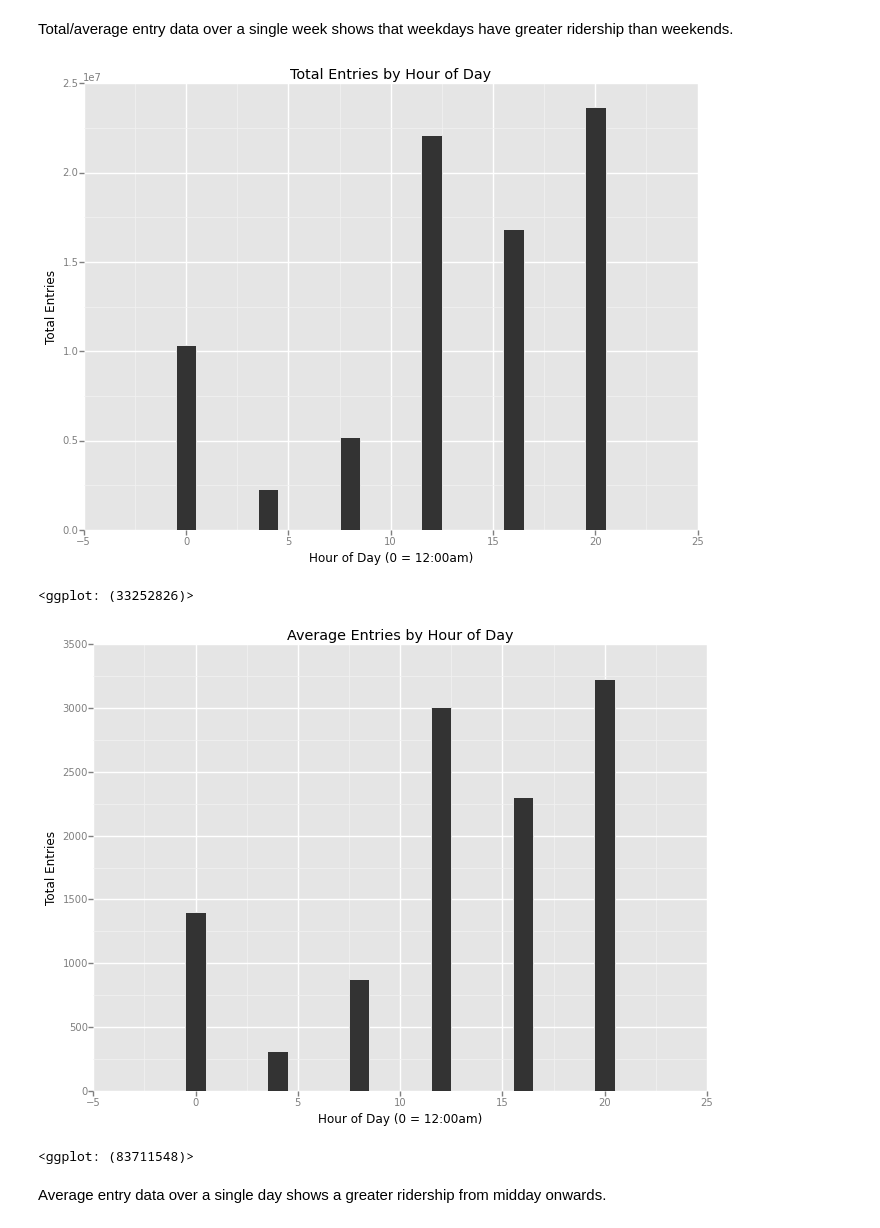
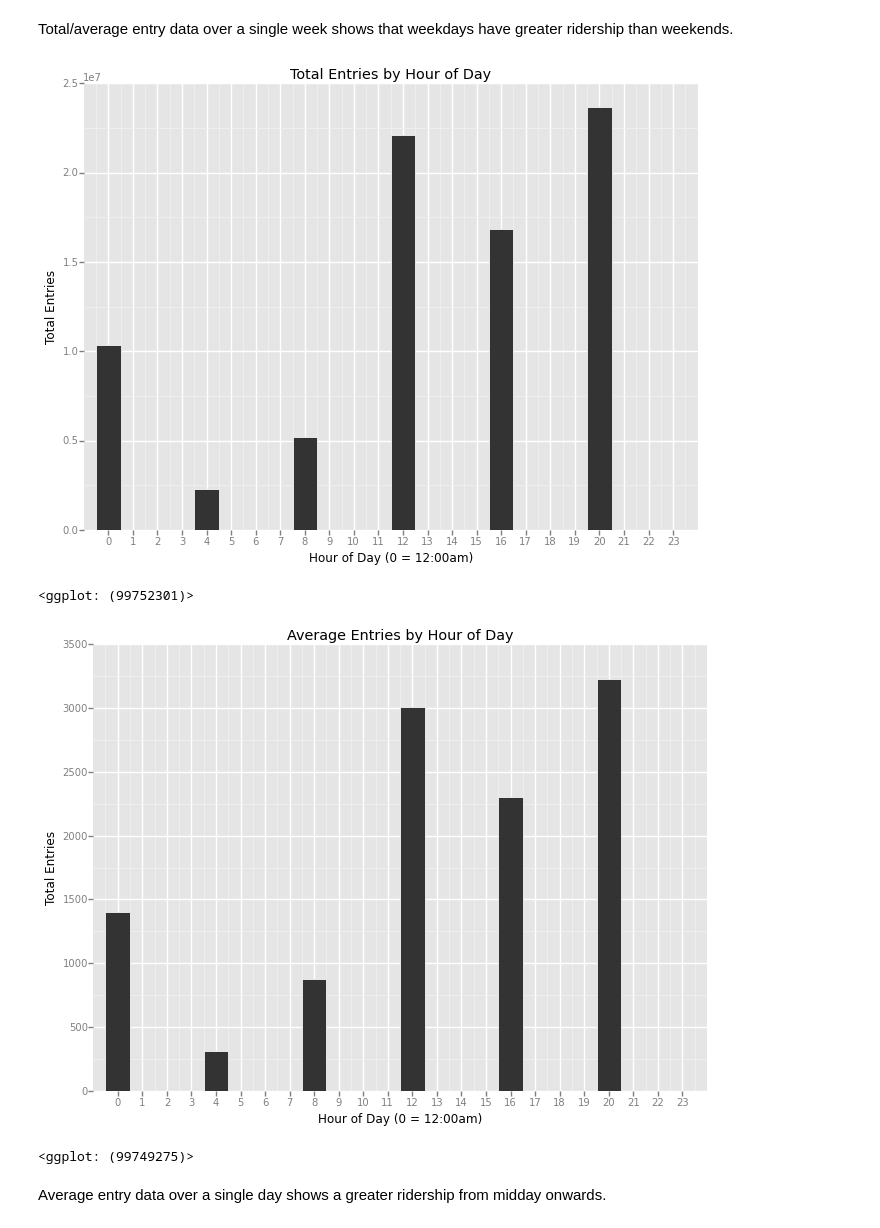
Before and after one commit to buswedg/Udacity, a Jupyter notebook: Data Analyst Nanodegree/P2 Analyzing the NYC Subway Dataset/ND_Project2.ipynb, the cells around one changed output. Saved outputs shown, nothing was run; the diff lists cells and outputs as text; code cells hidden in the pictures.

```diff
--- a/Data Analyst Nanodegree/P2 Analyzing the NYC Subway Dataset/ND_Project2.ipynb
+++ b/Data Analyst Nanodegree/P2 Analyzing the NYC Subway Dataset/ND_Project2.ipynb
@@ -369,24 +369,26 @@ df_sumentbyhr = df_raw.groupby('hour', as_index = False).sum()
 df_meanentbyhr = df_raw.groupby('hour', as_index = False).mean()
 # %%
 plot_sumentbyhr = ggplot(df_sumentbyhr, aes(x = 'hour', y = 'ENTRIESn_hourly')) \
-    + geom_bar(stat = 'identity') \
+    + geom_histogram(stat = 'identity') \
+    + scale_x_continuous(limits = (-1,24), breaks = range(0,24)) \
     + ggtitle('Total Entries by Hour of Day') \
     + xlab('Hour of Day (0 = 12:00am)') \
     + ylab('Total Entries')
 plot_sumentbyhr
 # %% [output]
-[figure, old version]
+[figure, new version]
-<ggplot: (33252826)>
+<ggplot: (99752301)>
 # %%
 plot_meanentbyhr = ggplot(df_meanentbyhr, aes(x = 'hour', y = 'ENTRIESn_hourly')) \
     + geom_bar(stat = 'identity') \
+    + scale_x_continuous(limits = (-1,24), breaks = range(0,24)) \
     + ggtitle('Average Entries by Hour of Day') \
     + xlab('Hour of Day (0 = 12:00am)') \
     + ylab('Total Entries')
 plot_meanentbyhr
 # %% [output]
-[figure, old version]
+[figure, new version]
-<ggplot: (83711548)>
+<ggplot: (99749275)>
 # %% [markdown]
 Average entry data over a single day shows a greater ridership from midday onwards.
 # %% [markdown]
```
Also changed, not shown: parts of 9 cells of this notebook, 6 other files.
